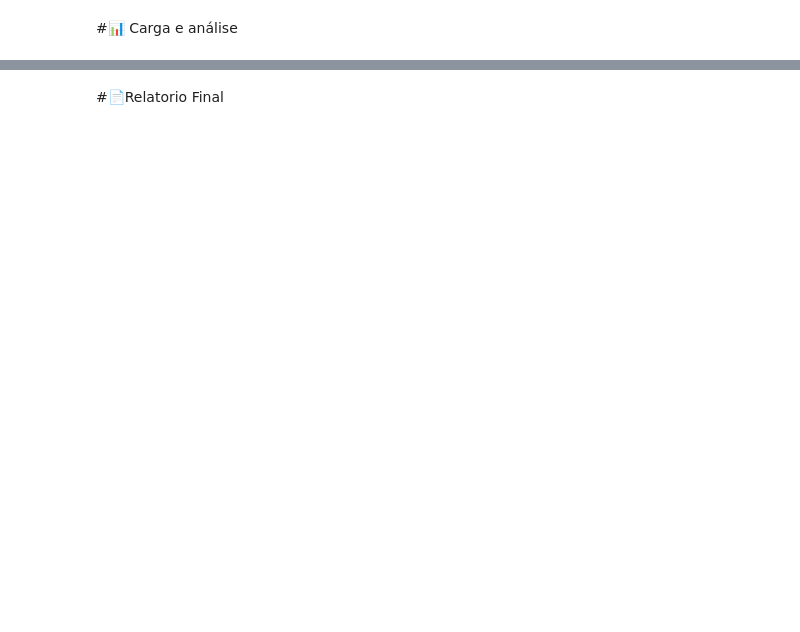
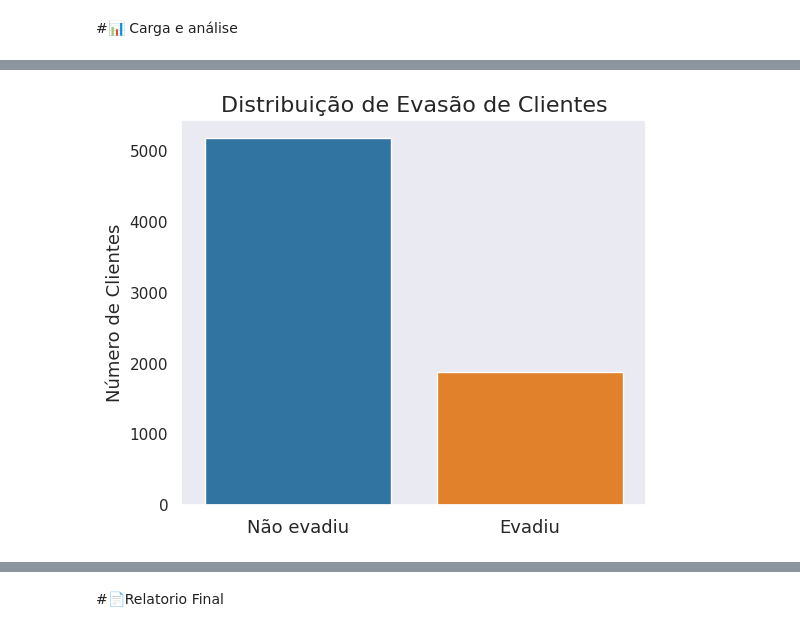
Before and after one commit to HenriqueTangoda/Challenge-Telecom-X, a Jupyter notebook: Challenge_Telecom_X.ipynb, the cells around one changed output, grey strips where cells are left out. Drawn from its saved outputs; the diff is of its cells as text; code cells hidden in the pictures; blank space fills up the shorter version.

Commit message:
Visualização e Relatório Final

```diff
--- a/Challenge_Telecom_X.ipynb
+++ b/Challenge_Telecom_X.ipynb
@@ -313,0 +364,14 @@ df.head()
+# %%
+sns.set_theme(style= 'dark')
+# %%
+fig, ax = plt.subplots(figsize=(6, 5))
+ax = sns.countplot(data=df, x='evadiu', hue='evadiu', palette='tab10', legend=False)
+ax.set_title('Distribuição de Evasão de Clientes', fontsize= 16)
+ax.set_xticks([0, 1])
+ax.set_xticklabels(['Não evadiu', 'Evadiu'], fontsize= 13)
+ax.set_xlabel('')
+ax.set_ylabel('Número de Clientes', fontsize= 13)
+
+plt.show()
+# %% [output]
+[figure, added]
```
Also changed, not shown: parts of 9 cells of this notebook.
